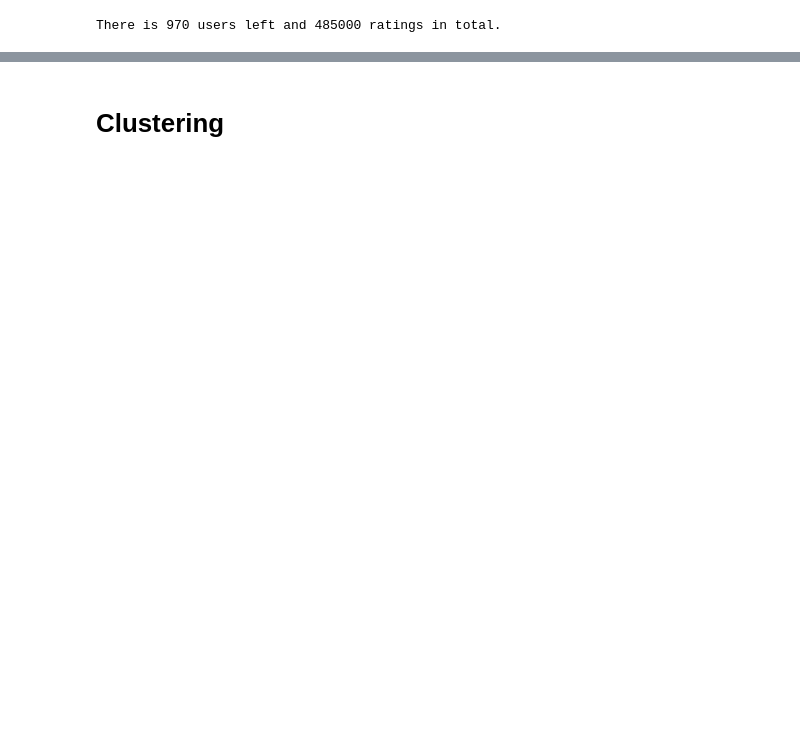
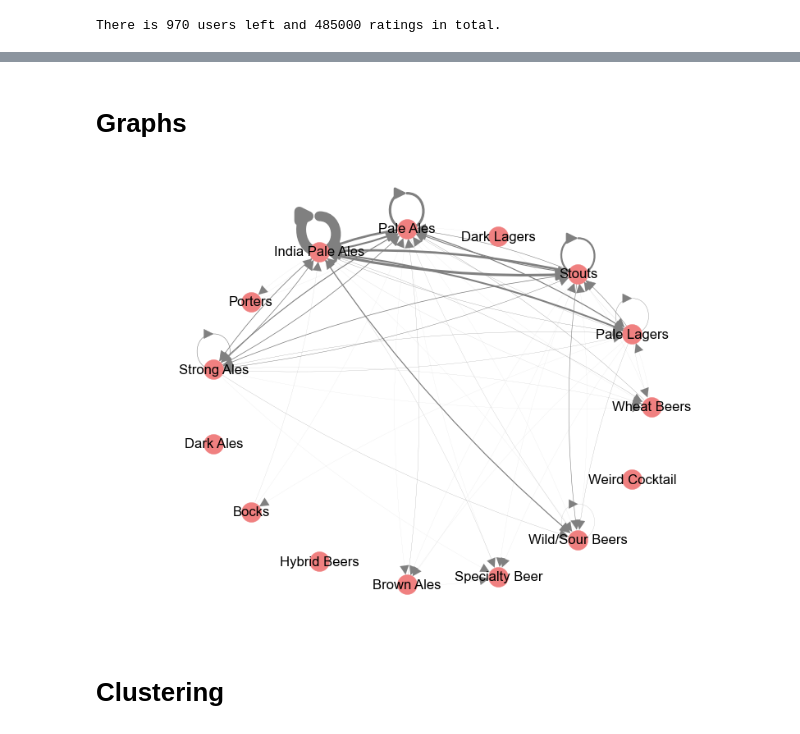
Before and after one commit to epfl-ada/ada-2022-project-radar, a Jupyter notebook: milestone3.ipynb, the cells around one changed output, grey strips where cells are left out. Drawn from its saved outputs; the diff is of its cells as text; code cells hidden in the pictures; blank space fills up the shorter version.

Commit message:
incorporated graphs

```diff
--- a/milestone3.ipynb
+++ b/milestone3.ipynb
@@ -426,0 +495,51 @@ df_valid_ratings.head(5)
+# %% [markdown]
+# Graphs
+# %%
+df_beer_cat_year = df_valid_ratings.groupby(["user_name", "category", pd.cut(df_valid_ratings["rating_number"], bins=[0,49,199,299,449,499])]).count().rename(columns={'rating_number':'number'}).reset_index()
+df_beer_cat_year = df_beer_cat_year[["user_name", "category", "rating_number", "beer_id"]].rename(columns={"beer_id": "count"})
+idx = df_beer_cat_year.groupby(['user_name',"rating_number"])['count'].transform(max) == df_beer_cat_year['count']
+df_beer_cat_year = df_beer_cat_year[idx].sort_values("rating_number")
+
+edges_list = [list(df_beer_cat_year.groupby("user_name").first()["category"].values), list(df_beer_cat_year.groupby("user_name").last()["category"].values)]
+cats = df_valid_ratings["category"].unique()
+# %%
+# Graph creation using Network x
+
+g_cat = nx.DiGraph()
+# Create every edges with weight zero
+for cat_1 in cats:
+    for cat_2 in cats:
+        g_cat.add_edge(cat_1, cat_2, weight=0)
+
+# For each rating, add the rating to the edge corresponding
+for start, stop in zip(edges_list[0], edges_list[1]):
+    weight_add = g_cat[start][stop]["weight"] + 1
+    g_cat.add_edge(start, stop, weight=weight_add)
+
+threshold = 1
+pos=nx.circular_layout(g_cat,scale=500)
+
+# filter out all edges bellow threshold and grab id's
+short_edges = list(filter(lambda e: e[2] < threshold, (e for e in g_cat.edges.data('weight'))))
+le_ids = list(e[:2] for e in short_edges)
+
+# remove filtered edges from graph G
+g_cat.remove_edges_from(le_ids)
+
+isolated_nodes = list(nx.isolates(g_cat))
+#g_cat.remove_nodes_from(isolated_nodes)
+
+labels = nx.get_edge_attributes(g_cat,'weight')
+pos_1=nx.circular_layout(g_cat)
+edge_width = [w/30 for (*edge, w) in g_cat.edges.data("weight")]
+
+nx.draw(g_cat, pos_1, with_labels=True, edge_color="gray", node_color="lightcoral", \
+         font_color="k", connectionstyle="arc3, rad=.07", width=edge_width, arrowsize=20)
+x_values, y_values = zip(*pos_1.values())
+x_max = max(x_values)
+x_min = min(x_values)
+x_margin = (x_max - x_min) * 0.25
+plt.xlim(x_min - x_margin, x_max + x_margin)
+plt.show()
+# %% [output]
+[figure, added]
```
Also changed, not shown: parts of 21 cells of this notebook, 1 other file.
